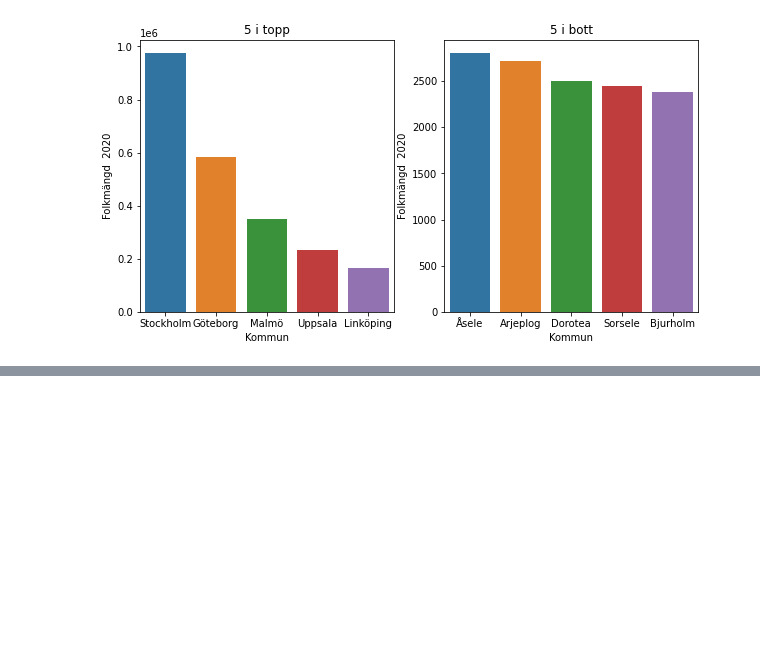
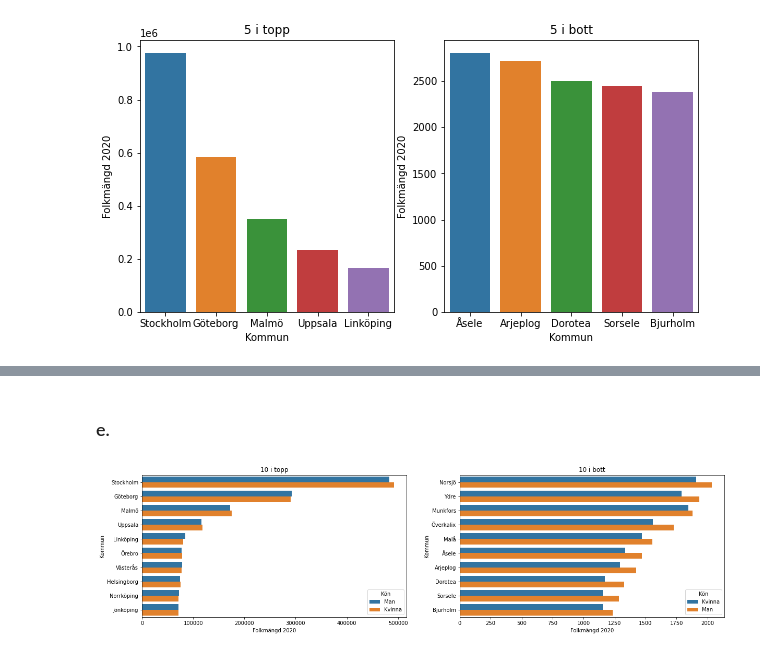
Before and after one commit to Erik-M-Larsson/Databehandling-Erik-Larsson, a Jupyter notebook: Exercises/Ex0.ipynb, the cells around one changed output, grey strips where cells are left out. Cells and saved outputs as stored; diff of their text form; code cells hidden in the pictures; blank space fills up the shorter version.

```diff
--- a/Exercises/Ex0.ipynb
+++ b/Exercises/Ex0.ipynb
@@ -179,0 +218,6 @@ axes[1].set_title("5 i bott");
+# %%
+
+
+kvinnor = läs_in("komtopp50_2020.xlsx", "Kvinnor", "Kvinna")
+
+kvinnor
@@ -179,0 +240,4 @@ axes[1].set_title("5 i bott");
+# %%
+alla = pd.concat([män, kvinnor])
+alla = alla[["Kommun", "Folkmängd 2020", "Folkmängd 2019", "Förändring %", "Kön"]]
+alla
@@ -179,0 +260,6 @@ axes[1].set_title("5 i bott");
+# %%
+total = df2.copy()
+
+total = total[["Kommun", "Folkmängd 2020", "Folkmängd 2019", "Förändring %"]]
+total = total.rename({"Folkmängd 2020":"Total pop 2020", "Folkmängd 2019":"Total pop 2019", "Förändring %":"Total förändring %"}, axis="columns")
+total.head()
@@ -179,0 +275,6 @@ axes[1].set_title("5 i bott");
+# %%
+resultat = pd.merge(alla, total, on="Kommun")
+resultat = resultat.sort_values(by="Kön", ascending= False)
+resultat = resultat.sort_values(by="Total pop 2020", ascending= False)
+resultat = resultat.set_index("Kommun")
+resultat.head()
@@ -179,0 +289,11 @@ axes[1].set_title("5 i bott");
+# %% [markdown]
+### e.
+# %%
+fig, axes = plt.subplots(1, 2, figsize=(20, 5))
+
+sns.barplot(ax=axes[0], data=resultat[0:20], y=resultat[0:20].index, x="Folkmängd 2020", hue="Kön")
+axes[0].set_title("10 i topp")
+sns.barplot(ax=axes[1], data=resultat[-20:], y=resultat[-20:].index, x="Folkmängd 2020", hue="Kön")
+axes[1].set_title("10 i bott");
+# %% [output]
+[figure, added]
```
Also changed, not shown: parts of 20 cells of this notebook.
